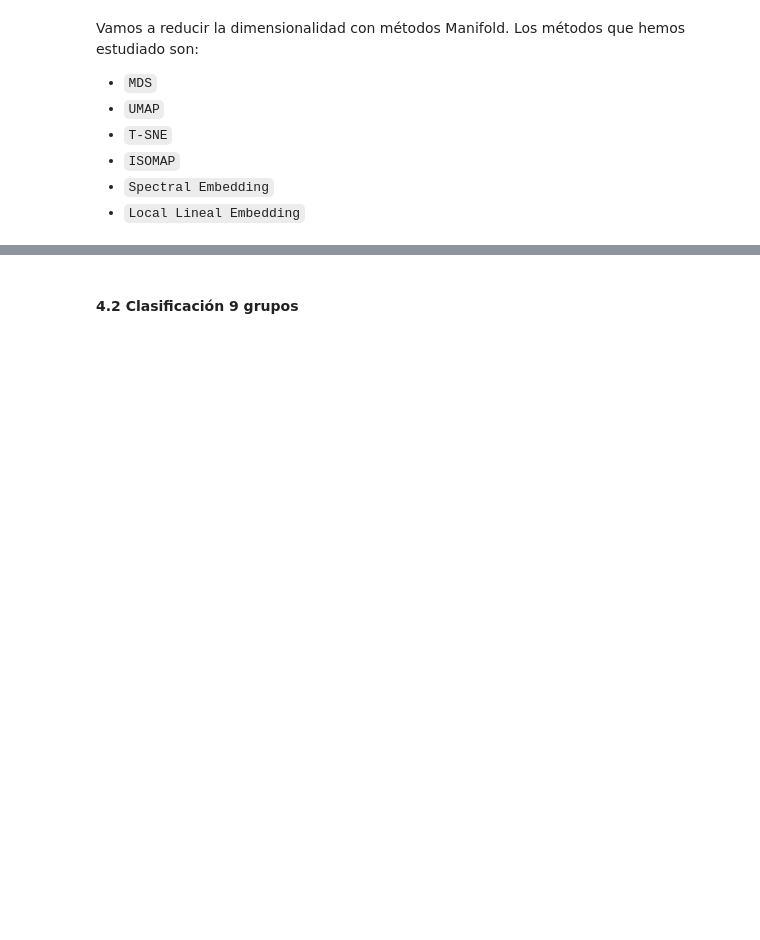
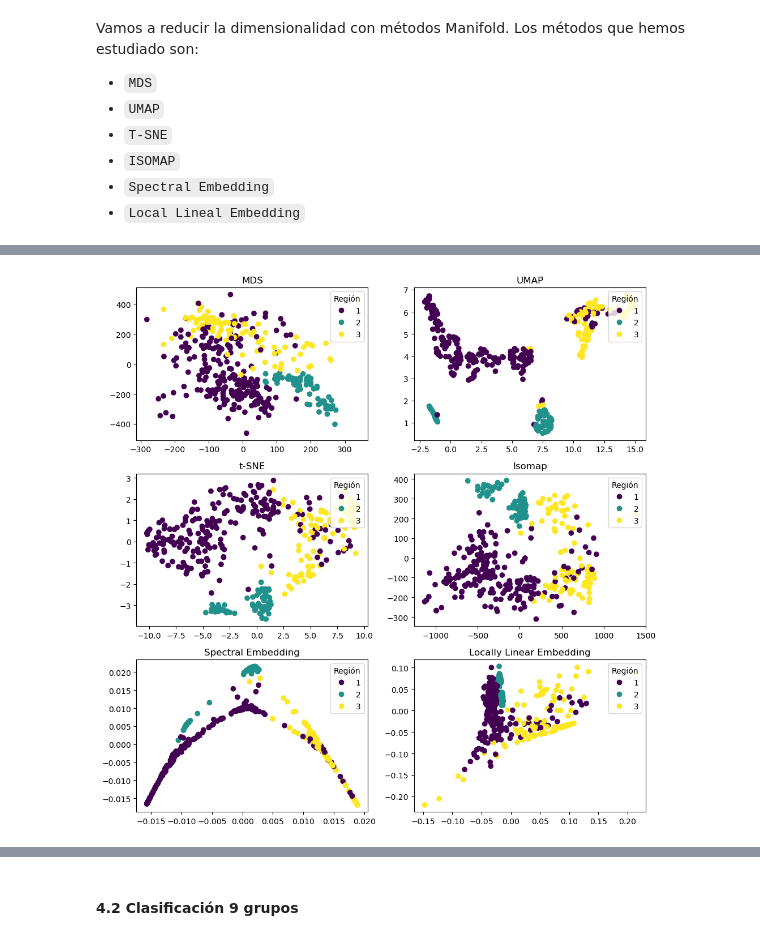
Before and after one commit to jemarle/AMII, a Jupyter notebook: Proyecto_aceite_oliva/Ejercicio_alumno_Carlos.ipynb, the cells around one changed output, grey strips where cells are left out. Drawn from its saved outputs; the diff is of its cells as text; code cells hidden in the pictures; blank space fills up the shorter version.

Commit message:
plots 2d y 3d de los 6 metodos

```diff
--- a/Proyecto_aceite_oliva/Ejercicio_alumno_Carlos.ipynb
+++ b/Proyecto_aceite_oliva/Ejercicio_alumno_Carlos.ipynb
@@ -1006,0 +1043,44 @@ Método LLE
+# %%
+# Create a grid of subplots
+fig, axs = plt.subplots(3, 2, figsize=(10, 10))
+
+# Plot X_mds_c3
+modelo1 = axs[0, 0].scatter(X_mds_c3[:, 0], X_mds_c3[:, 1], c=y_train_R)
+axs[0, 0].set_title('MDS')
+legend1 = axs[0, 0].legend(*modelo1.legend_elements(), title="Región", loc="upper right")
+
+
+# Plot X_umap_c3
+modelo2 = axs[0, 1].scatter(X_umap_c3[:, 0], X_umap_c3[:, 1], c=y_train_R)
+axs[0, 1].set_title('UMAP')
+legend2 = axs[0, 1].legend(*modelo2.legend_elements(), title="Región", loc="upper right")
+
+
+# Plot X_tsne_c3
+modelo3 = axs[1, 0].scatter(X_tsne_c3[:, 0], X_tsne_c3[:, 1], c=y_train_R)
+axs[1, 0].set_title('t-SNE')
+legend3 = axs[1, 0].legend(*modelo3.legend_elements(), title="Región", loc="upper right")
+
+
+# Plot X_iso_c3
+modelo4 = axs[1, 1].scatter(X_iso_c3[:, 0], X_iso_c3[:, 1], c=y_train_R)
+axs[1, 1].set_title('Isomap')
+legend4 = axs[1, 1].legend(*modelo4.legend_elements(), title="Región", loc="upper right")
+
+# Plot X_spe_c3
+modelo5 = axs[2, 0].scatter(X_spe_c3[:, 0], X_spe_c3[:, 1], c=y_train_R)
+axs[2, 0].set_title('Spectral Embedding')
+legend5 = axs[2, 0].legend(*modelo5.legend_elements(), title="Región", loc="upper right")
+
+# Plot X_lle_c3
+modelo6 = axs[2, 1].scatter(X_lle_c3[:, 0], X_lle_c3[:, 1], c=y_train_R)
+axs[2, 1].set_title('Locally Linear Embedding')
+legend6 = axs[2, 1].legend(*modelo6.legend_elements(), title="Región", loc="upper right")
+
+# Adjust the spacing between subplots
+plt.tight_layout()
+
+# Show the plot
+plt.show()
+# %% [output]
+[figure, added]
```
Also changed, not shown: parts of 15 cells of this notebook.
